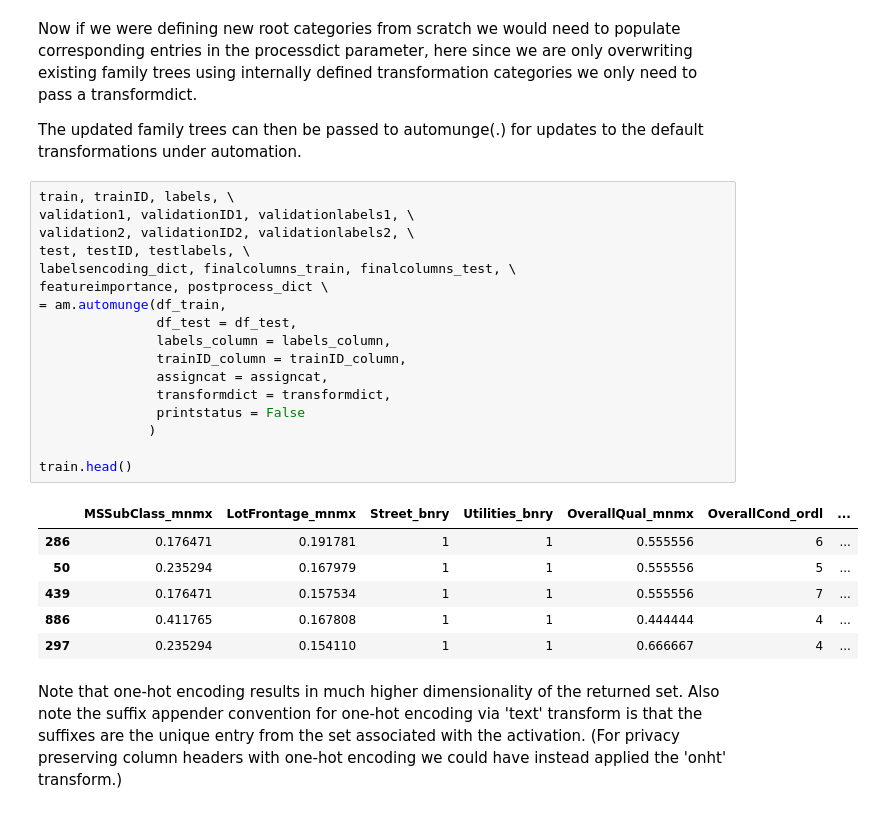
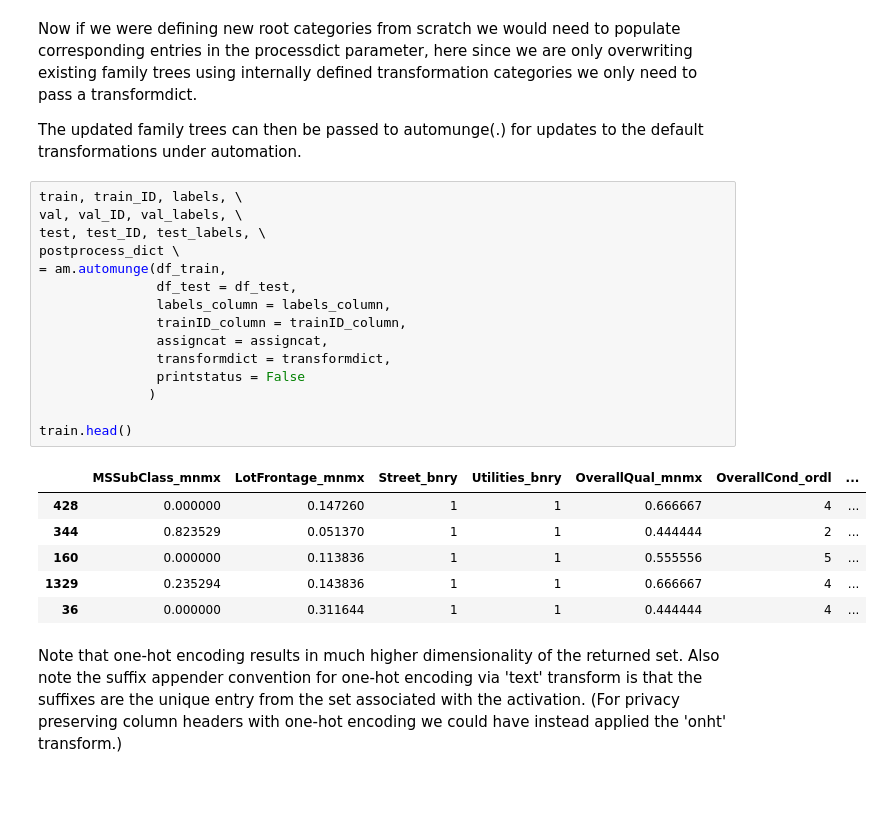
Before and after one commit to Automunge/AutoMunge, a Jupyter notebook: Tutorials/09 - Transformation Specification Workflows.ipynb, the cells around one changed output. Saved outputs shown, nothing was run; the diff lists cells and outputs as text.

```diff
--- a/Tutorials/09 - Transformation Specification Workflows.ipynb
+++ b/Tutorials/09 - Transformation Specification Workflows.ipynb
@@ -227,29 +223,27 @@ Now if we were defining new root categories from scratch we would need to popula
 
 The updated family trees can then be passed to automunge(.) for updates to the default transformations under automation.
 # %%
-train, trainID, labels, \
-validation1, validationID1, validationlabels1, \
-validation2, validationID2, validationlabels2, \
-test, testID, testlabels, \
-labelsencoding_dict, finalcolumns_train, finalcolumns_test, \
-featureimportance, postprocess_dict \
+train, train_ID, labels, \
+val, val_ID, val_labels, \
+test, test_ID, test_labels, \
+postprocess_dict \
 = am.automunge(df_train,
                df_test = df_test,
                labels_column = labels_column,
                trainID_column = trainID_column,
                assigncat = assigncat,
                transformdict = transformdict,
                printstatus = False
               )
 
 train.head()
 # %% [output]
 |  | MSSubClass_mnmx | LotFrontage_mnmx | Street_bnry | Utilities_bnry | OverallQual_mnmx | OverallCond_ordl | ... |
-| 286 | 0.176471 | 0.191781 | 1 | 1 | 0.555556 | 6 | ... |
-| 50 | 0.235294 | 0.167979 | 1 | 1 | 0.555556 | 5 | ... |
-| 439 | 0.176471 | 0.157534 | 1 | 1 | 0.555556 | 7 | ... |
-| 886 | 0.411765 | 0.167808 | 1 | 1 | 0.444444 | 4 | ... |
-| 297 | 0.235294 | 0.154110 | 1 | 1 | 0.666667 | 4 | ... |
+| 428 | 0.000000 | 0.147260 | 1 | 1 | 0.666667 | 4 | ... |
+| 344 | 0.823529 | 0.051370 | 1 | 1 | 0.444444 | 2 | ... |
+| 160 | 0.000000 | 0.113836 | 1 | 1 | 0.555556 | 5 | ... |
+| 1329 | 0.235294 | 0.143836 | 1 | 1 | 0.666667 | 4 | ... |
+| 36 | 0.000000 | 0.311644 | 1 | 1 | 0.444444 | 4 | ... |
 # %% [markdown]
 Note that one-hot encoding results in much higher dimensionality of the returned set. Also note the suffix appender convention for one-hot encoding via 'text' transform is that the suffixes are the unique entry from the set associated with the activation. (For privacy preserving column headers with one-hot encoding we could have instead applied the 'onht' transform.)
 # %% [markdown]
```
Also changed, not shown: parts of 12 cells of this notebook, 9 other files.
